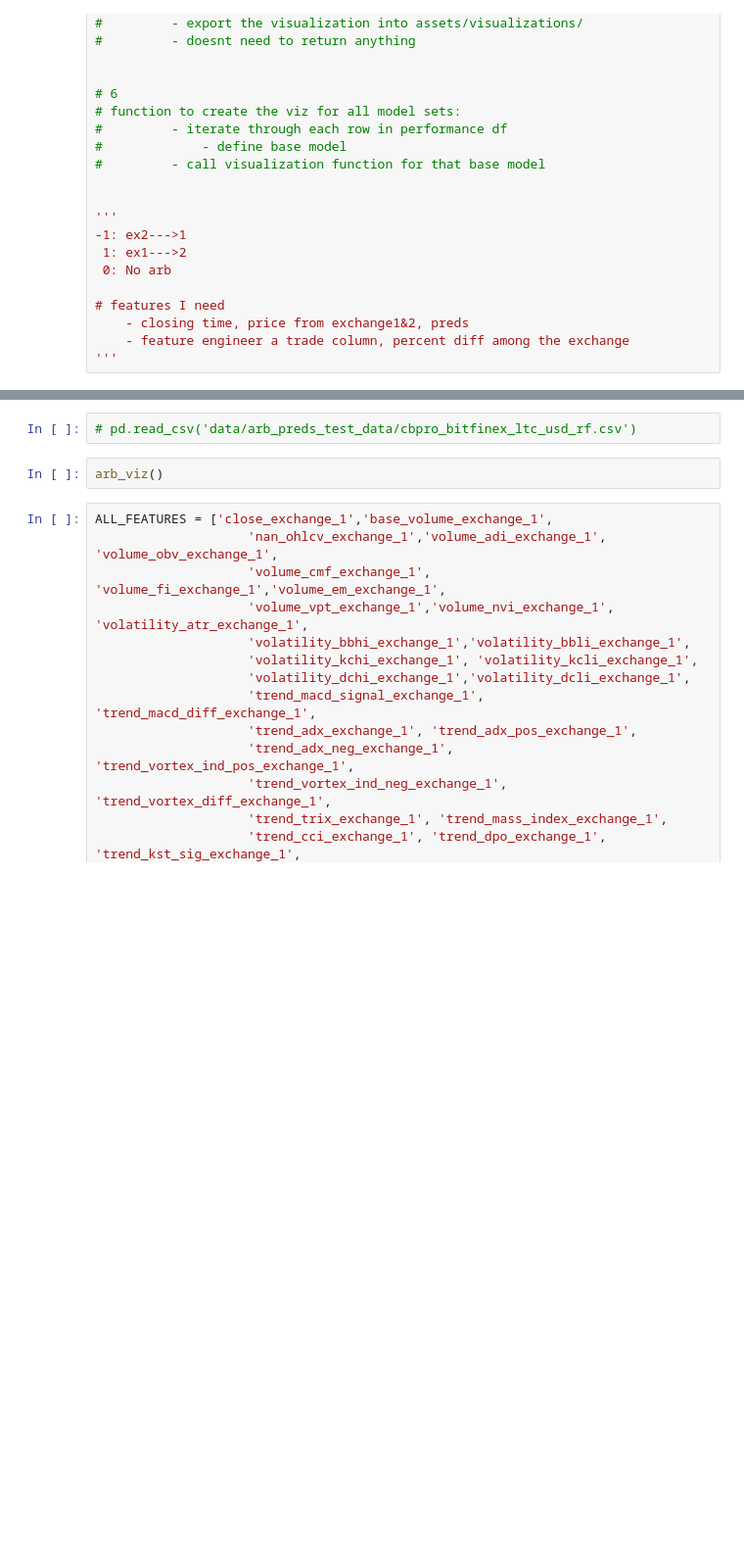
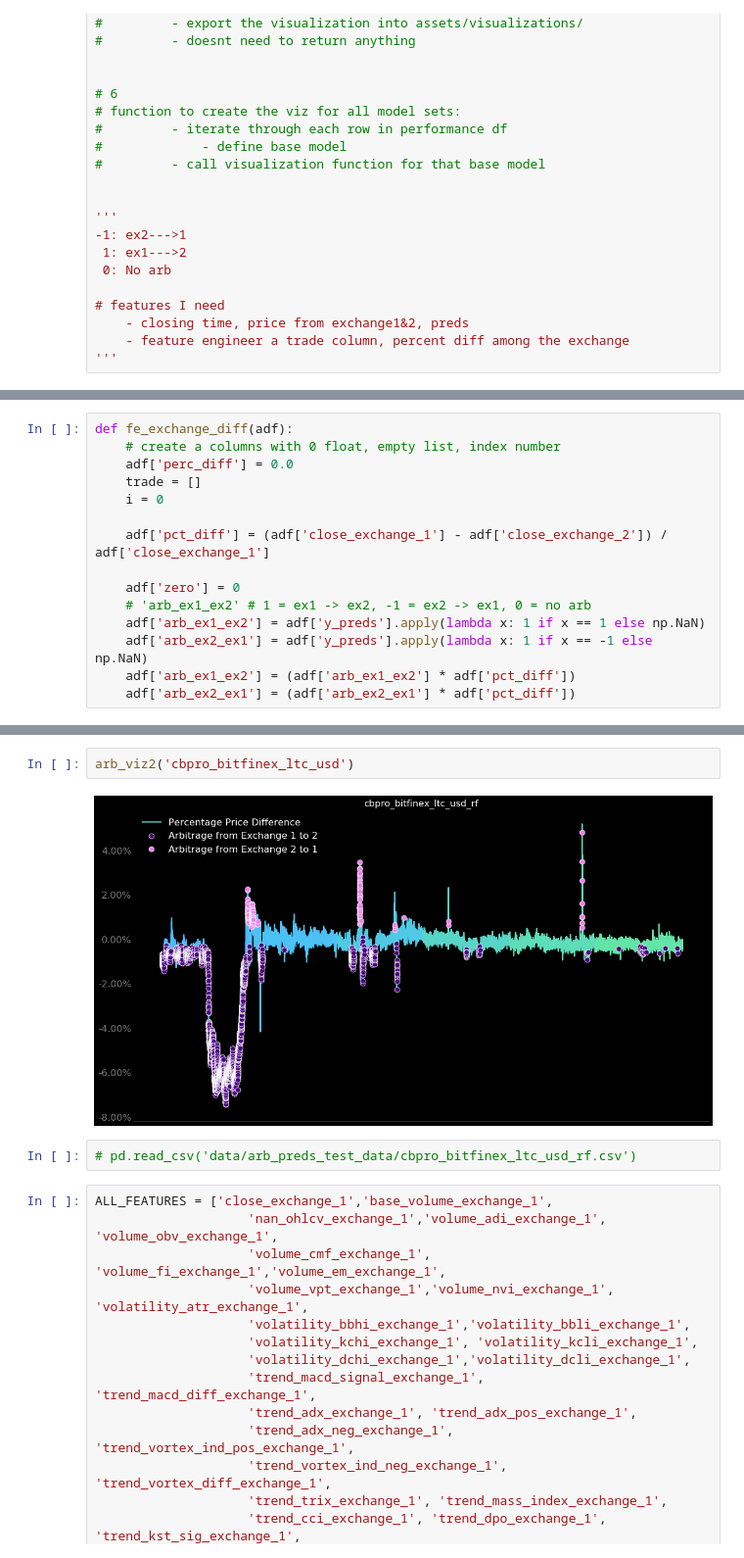
Before and after one commit to Cryptolytic-app/cryptolyticapp, a Jupyter notebook: sagemaker/3_arbitrage_model_evaluation.ipynb, the cells around one changed output, grey strips where cells are left out. Shown at 98% size. Drawn from its saved outputs; the diff is of its cells as text; blank space fills up the shorter version.

```diff
--- a/sagemaker/3_arbitrage_model_evaluation.ipynb
+++ b/sagemaker/3_arbitrage_model_evaluation.ipynb
@@ -524 +529,16 @@ def shifty(adf):
     return adf
+# %%
+def fe_exchange_diff(adf):
+    # create a columns with 0 float, empty list, index number
+    adf['perc_diff'] = 0.0
+    trade = []
+    i = 0
+
+    adf['pct_diff'] = (adf['close_exchange_1'] - adf['close_exchange_2']) / adf['close_exchange_1']
+
+    adf['zero'] = 0
+    # 'arb_ex1_ex2' # 1 = ex1 -> ex2, -1 = ex2 -> ex1, 0 = no arb
+    adf['arb_ex1_ex2'] = adf['y_preds'].apply(lambda x: 1 if x == 1 else np.NaN)
+    adf['arb_ex2_ex1'] = adf['y_preds'].apply(lambda x: 1 if x == -1 else np.NaN)
+    adf['arb_ex1_ex2'] = (adf['arb_ex1_ex2'] * adf['pct_diff'])
+    adf['arb_ex2_ex1'] = (adf['arb_ex2_ex1'] * adf['pct_diff'])
@@ -630,7 +764,9 @@ arb_viz('bitfinex_cbpro_dash_btc')
+# %%
+arb_viz2('cbpro_bitfinex_ltc_usd')
+# %% [output]
+[figure, added]
 # %%
 # pd.read_csv('data/arb_preds_test_data/cbpro_bitfinex_ltc_usd_rf.csv')
-# %%
-arb_viz()
 # %%
 ALL_FEATURES = ['close_exchange_1','base_volume_exchange_1',
                     'nan_ohlcv_exchange_1','volume_adi_exchange_1', 'volume_obv_exchange_1',
```
Also changed, not shown: parts of 6 cells of this notebook, 6 other files.
